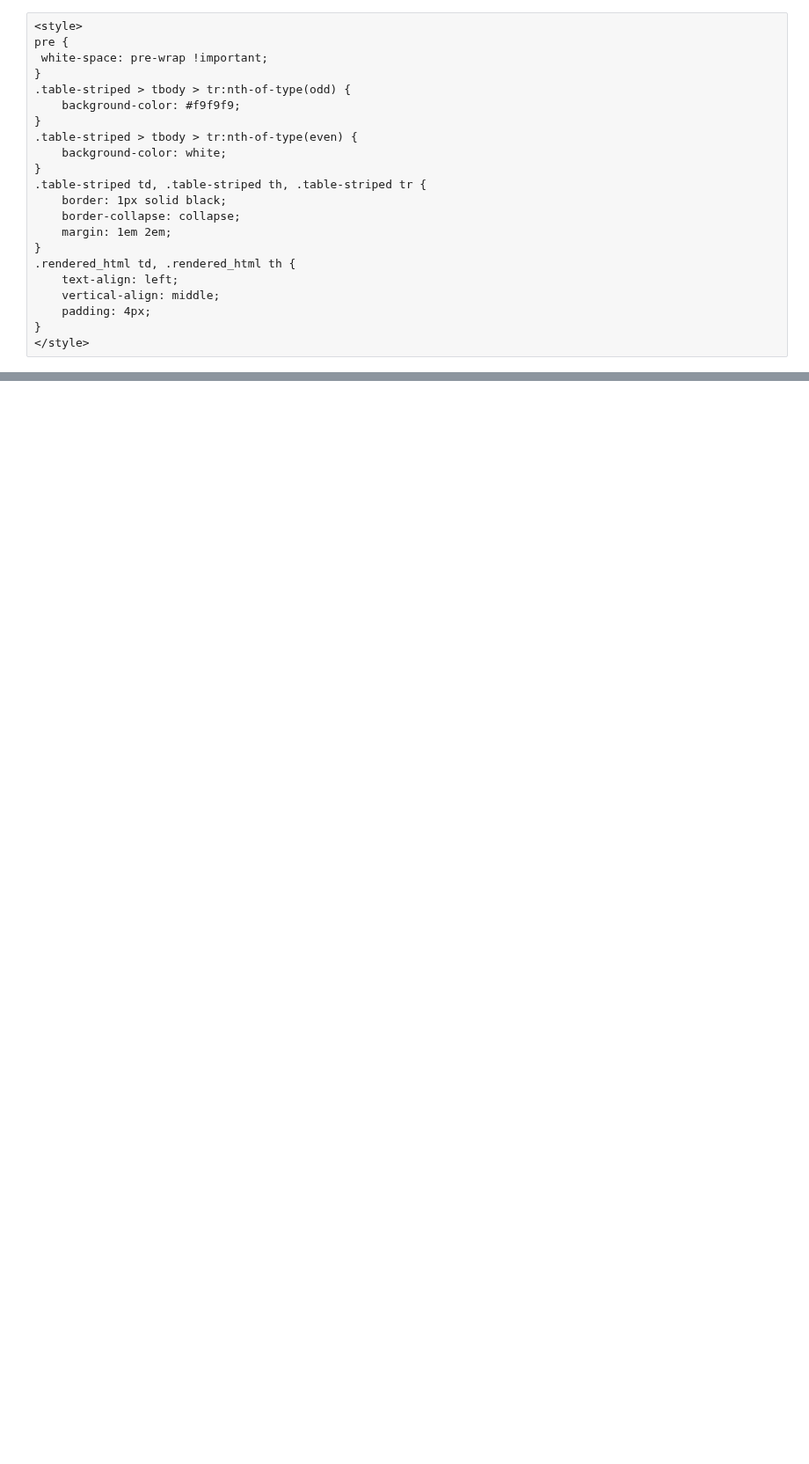
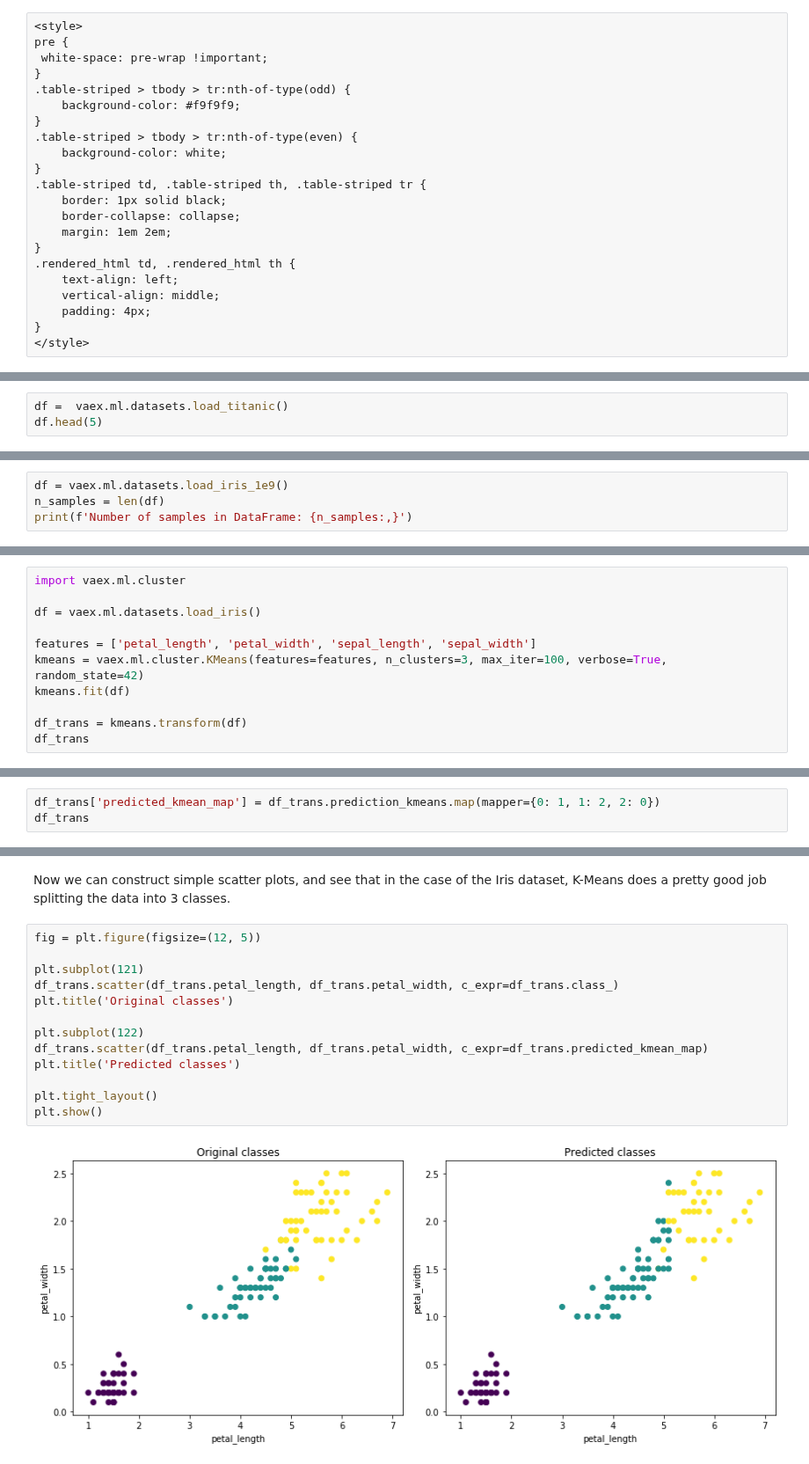
Before and after one commit to vaexio/vaex, a Jupyter notebook: docs/source/tutorial_ml.ipynb, the cells around one changed output, grey strips where cells are left out. Shown at 88% size. Drawn from its saved outputs; the diff is of its cells as text; blank space fills up the shorter version.

```diff
--- a/docs/source/tutorial_ml.ipynb
+++ b/docs/source/tutorial_ml.ipynb
@@ -306,0 +99,3 @@ df_encoded
+# %%
+df =  vaex.ml.datasets.load_titanic()
+df.head(5)
@@ -306,0 +134,4 @@ df_encoded
+# %%
+df = vaex.ml.datasets.load_iris_1e9()
+n_samples = len(df)
+print(f'Number of samples in DataFrame: {n_samples:,}')
@@ -306,0 +173,11 @@ df_encoded
+# %%
+import vaex.ml.cluster
+
+df = vaex.ml.datasets.load_iris()
+
+features = ['petal_length', 'petal_width', 'sepal_length', 'sepal_width']
+kmeans = vaex.ml.cluster.KMeans(features=features, n_clusters=3, max_iter=100, verbose=True, random_state=42)
+kmeans.fit(df)
+
+df_trans = kmeans.transform(df)
+df_trans
@@ -306,0 +206,3 @@ df_encoded
+# %%
+df_trans['predicted_kmean_map'] = df_trans.prediction_kmeans.map(mapper={0: 1, 1: 2, 2: 0})
+df_trans
@@ -306,0 +222,17 @@ df_encoded
+# %% [markdown]
+Now we can construct simple scatter plots, and see that in the case of the Iris dataset, K-Means does a pretty good job splitting the data into 3 classes.
+# %%
+fig = plt.figure(figsize=(12, 5))
+
+plt.subplot(121)
+df_trans.scatter(df_trans.petal_length, df_trans.petal_width, c_expr=df_trans.class_)
+plt.title('Original classes')
+
+plt.subplot(122)
+df_trans.scatter(df_trans.petal_length, df_trans.petal_width, c_expr=df_trans.predicted_kmean_map)
+plt.title('Predicted classes')
+
+plt.tight_layout()
+plt.show()
+# %% [output]
+[figure, added]
```
Also changed, not shown: parts of 92 cells of this notebook.
